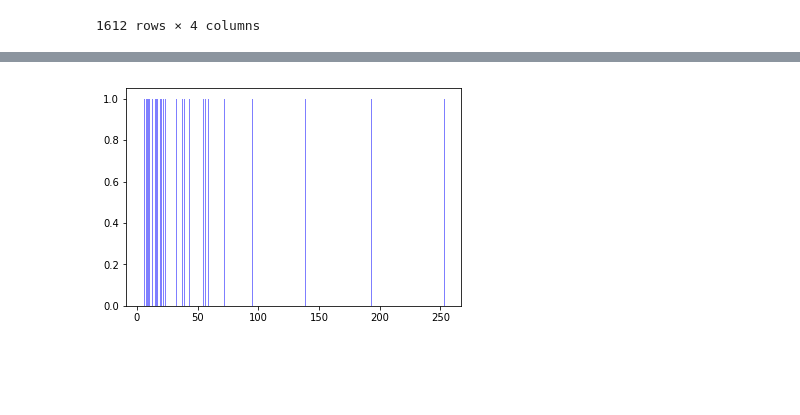
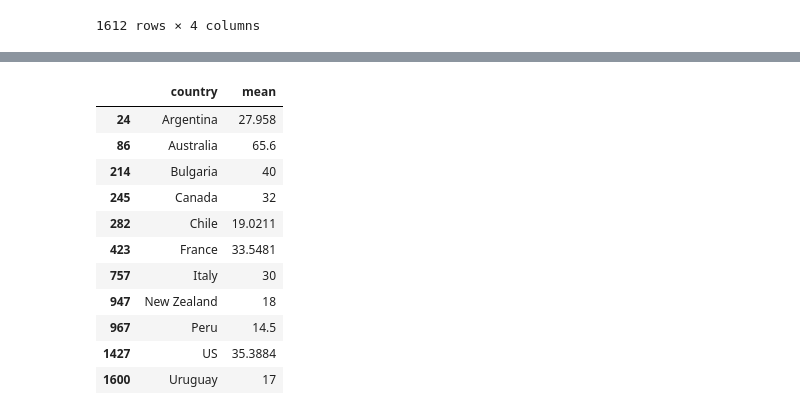
Before and after one commit to estebantoso/practicas_data_science, a Jupyter notebook: Data Engineering/data_engineering-20190326.ipynb, the cells around one changed output, grey strips where cells are left out. Saved outputs shown, nothing was run; the diff lists cells and outputs as text; code cells hidden in the pictures; blank space fills up the shorter version.

```diff
--- a/Data Engineering/data_engineering-20190326.ipynb
+++ b/Data Engineering/data_engineering-20190326.ipynb
@@ -172,6 +147,4 @@ a
 # %%
 import matplotlib.pyplot as plt
 # %%
-n, bins, patches = plt.hist(a, 10, facecolor='blue', alpha=0.5)
+#n, bins, patches = plt.hist(a, 10, facecolor='blue', alpha=0.5)
-# %% [output]
-[figure, removed]
@@ -177,0 +156,15 @@ n, bins, patches = plt.hist(a, 10, facecolor='blue', alpha=0.5)
+# %%
+df_Malbec
+# %% [output]
+|  | country | mean |
+| 24 | Argentina | 27.958 |
+| 86 | Australia | 65.6 |
+| 214 | Bulgaria | 40 |
+| 245 | Canada | 32 |
+| 282 | Chile | 19.0211 |
+| 423 | France | 33.5481 |
+| 757 | Italy | 30 |
+| 947 | New Zealand | 18 |
+| 967 | Peru | 14.5 |
+| 1427 | US | 35.3884 |
+| 1600 | Uruguay | 17 |
```
Also changed, not shown: parts of 7 cells of this notebook, 1 other file.
